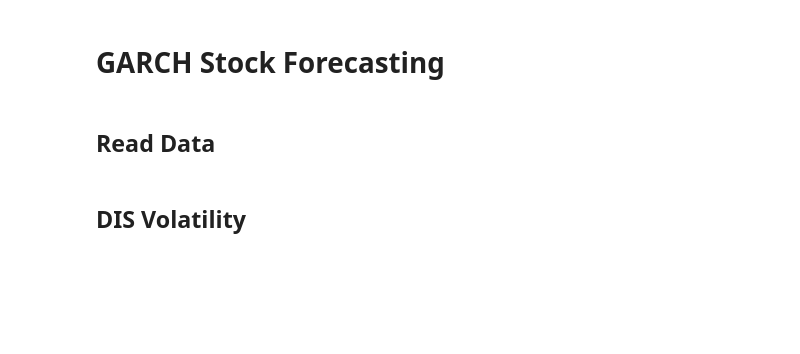
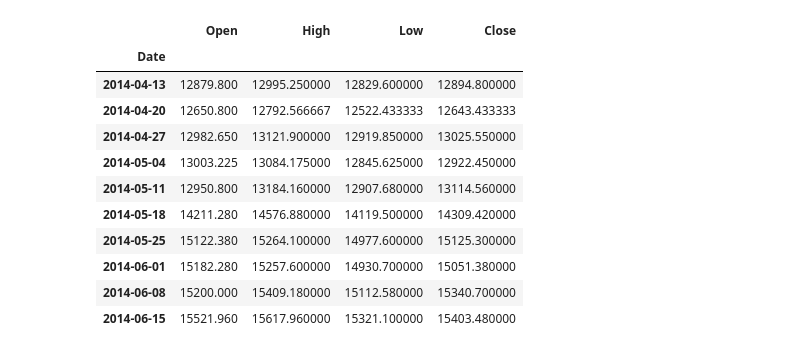
Before and after one commit to bit-mystic/Algo_Trading, a Jupyter notebook: Testings/GAARCH/GARCH Stock Modeling.ipynb, the cells around one changed output. Drawn from its saved outputs; the diff is of its cells as text; code cells hidden in the pictures; blank space fills up the shorter version.

```diff
--- a/Testings/GAARCH/GARCH Stock Modeling.ipynb
+++ b/Testings/GAARCH/GARCH Stock Modeling.ipynb
@@ -1,7 +1,3 @@
-# %% [markdown]
-# GARCH Stock Forecasting
-# %% [markdown]
-## Read Data
 # %%
 import pandas_datareader.data as web
 from datetime import datetime
@@ -10,15 +6,26 @@ import matplotlib.pyplot as plt
 from arch import arch_model
 from statsmodels.graphics.tsaplots import plot_acf, plot_pacf
 import numpy as np
-# %% [markdown]
-## DIS Volatility
 # %%
 dis = pd.read_csv("../../store.csv",header=0,index_col=0)
 dis["Date"] = pd.to_datetime(dis["Date"])
 dis.set_index('Date', inplace=True)
 dis.pop('Volume')
-# dis = dis.resample('M').mean()
+dis = dis.resample('w').mean()
 dis.head(10)
+# %% [output]
+|  | Open | High | Low | Close |
+| Date |  |  |  |  |
+| 2014-04-13 | 12879.800 | 12995.250000 | 12829.600000 | 12894.800000 |
+| 2014-04-20 | 12650.800 | 12792.566667 | 12522.433333 | 12643.433333 |
+| 2014-04-27 | 12982.650 | 13121.900000 | 12919.850000 | 13025.550000 |
+| 2014-05-04 | 13003.225 | 13084.175000 | 12845.625000 | 12922.450000 |
+| 2014-05-11 | 12950.800 | 13184.160000 | 12907.680000 | 13114.560000 |
+| 2014-05-18 | 14211.280 | 14576.880000 | 14119.500000 | 14309.420000 |
+| 2014-05-25 | 15122.380 | 15264.100000 | 14977.600000 | 15125.300000 |
+| 2014-06-01 | 15182.280 | 15257.600000 | 14930.700000 | 15051.380000 |
+| 2014-06-08 | 15200.000 | 15409.180000 | 15112.580000 | 15340.700000 |
+| 2014-06-15 | 15521.960 | 15617.960000 | 15321.100000 | 15403.480000 |
 # %%
 returns = 100*dis.Close.pct_change().dropna()
 returns
```
Also changed, not shown: parts of 21 cells of this notebook, 6 other files.
